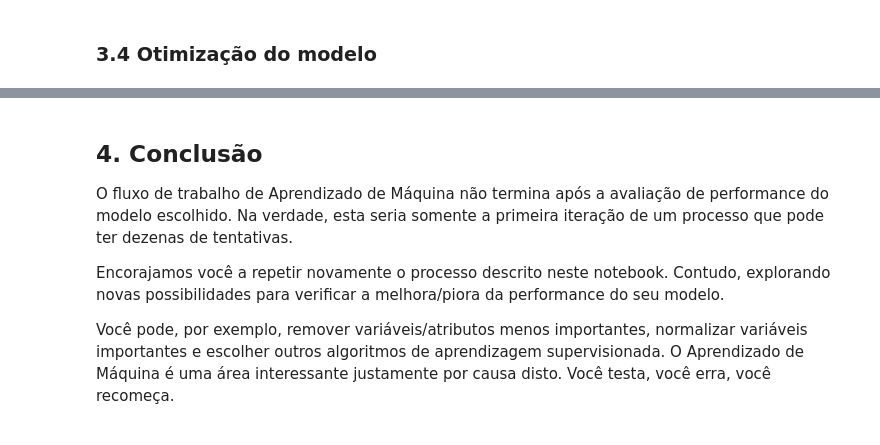
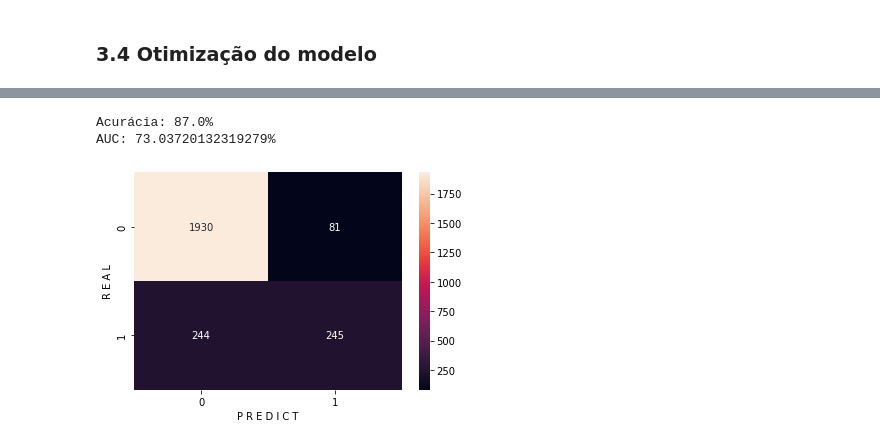
Before and after one commit to viniciusacosta/br-classification-project, a Jupyter notebook: classification-project-br.ipynb, the cells around one changed output, grey strips where cells are left out. Drawn from its saved outputs; the diff is of its cells as text; code cells hidden in the pictures.

```diff
--- a/classification-project-br.ipynb
+++ b/classification-project-br.ipynb
@@ -395,7 +398,24 @@ print(f'Melhor Score: {grid.best_score_}')
-# %% [markdown]
-## 4. Conclusão
-O fluxo de trabalho de Aprendizado de Máquina não termina após a avaliação de performance do modelo escolhido. Na verdade, esta seria somente a primeira iteração de um processo que pode ter dezenas de tentativas.
-
-Encorajamos você a repetir novamente o processo descrito neste notebook. Contudo, explorando novas possibilidades para verificar a melhora/piora da performance do seu modelo.
-
-Você pode, por exemplo, remover variáveis/atributos menos importantes, normalizar variáveis importantes e escolher outros algoritmos de aprendizagem supervisionada. O Aprendizado de Máquina é uma área interessante justamente por causa disto. Você testa, você erra, você recomeça.
+# %%
+rfc = grid.best_estimator_
+yHat = rfc.fit(X_train, y_train).predict(X_test)
+
+# Accuracy
+accuracy = accuracy_score(y_test, yHat) * 100
+
+# AUC
+roc_auc = roc_auc_score(y_test, yHat) * 100
+
+# Printando os resultados
+print(f'Acurácia: {accuracy}%')
+print(f'AUC: {roc_auc}%')
+
+# Plottando matriz de confusão
+cmf = confusion_matrix(y_test, yHat)
+sns.heatmap(pd.DataFrame(cmf), annot=True, fmt='g')
+plt.xlabel('P R E D I C T')
+plt.ylabel('R E A L')
+plt.show()
+# %% [output]
+Acurácia: 87.0%
+AUC: 73.03720132319279%
+[figure, added]
```
Also changed, not shown: parts of 2 cells of this notebook.
